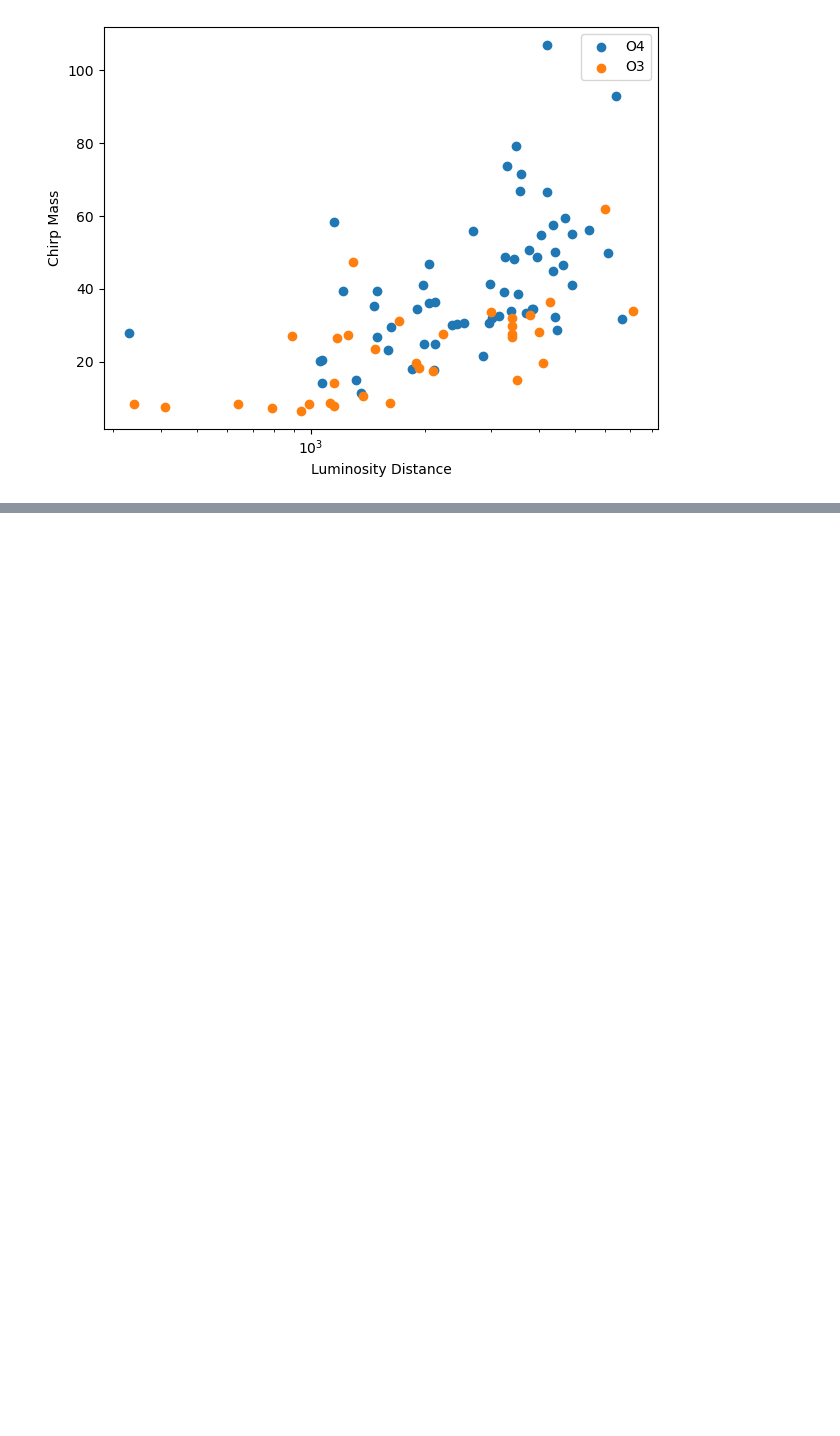
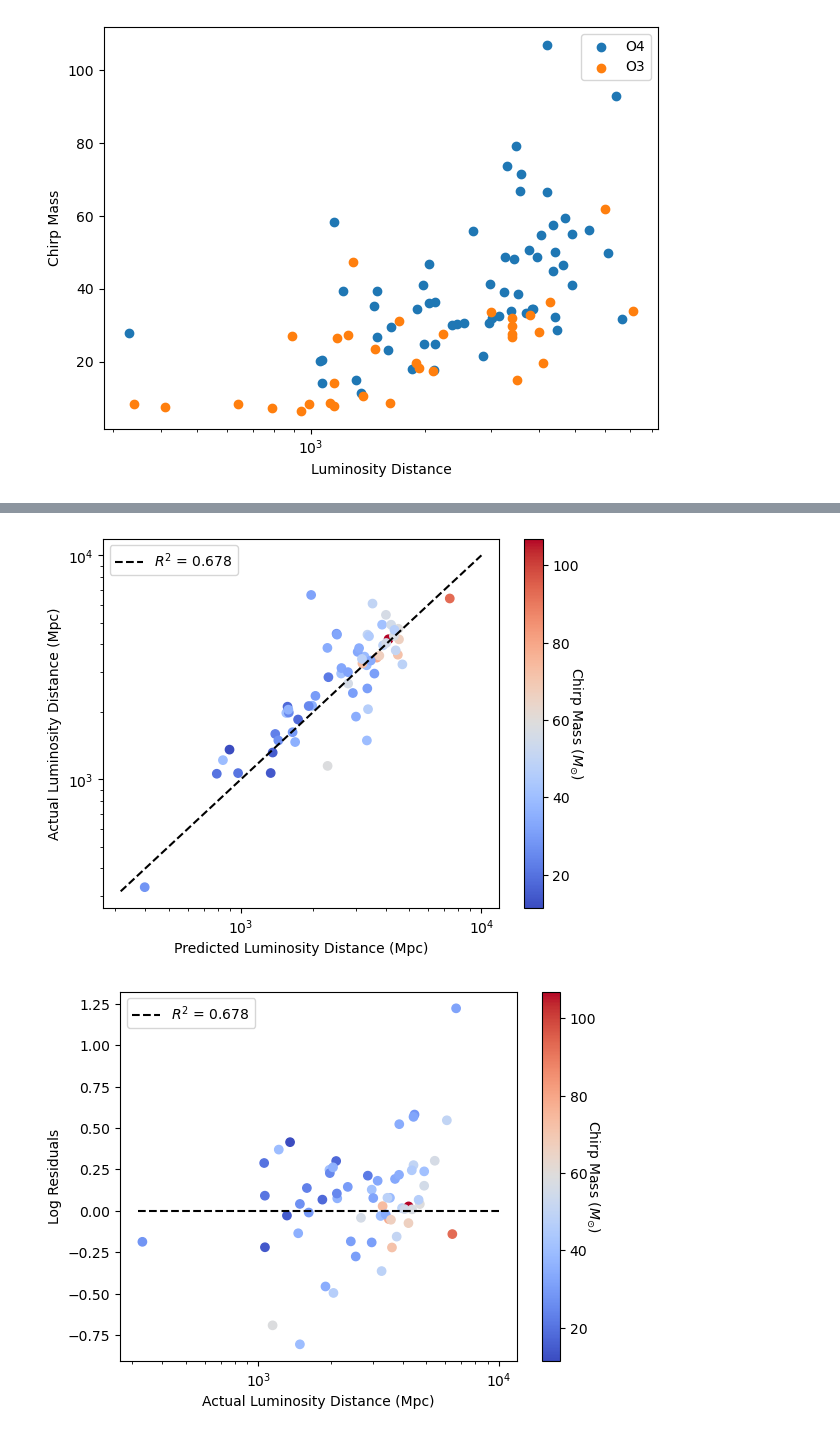
Before and after one commit to AndrewValentini/Gravitational-Waves-Research-23-24, a Jupyter notebook: Data Analysis/BBHDistributions.ipynb, the cells around one changed output, grey strips where cells are left out. Cells and saved outputs as stored; diff of their text form; code cells hidden in the pictures; blank space fills up the shorter version.

Commit message:
O4 prediction graphs

```diff
--- a/Data Analysis/BBHDistributions.ipynb
+++ b/Data Analysis/BBHDistributions.ipynb
@@ -148,0 +178,5 @@ plt.xscale("log")
+# %%
+prediction_plots("chirp_mass", "Chirp Mass ($M_{\odot}$)", plt.colormaps["coolwarm"])
+# %% [output]
+[figure, added]
+[figure, added]
```
Also changed, not shown: parts of 4 cells of this notebook.
